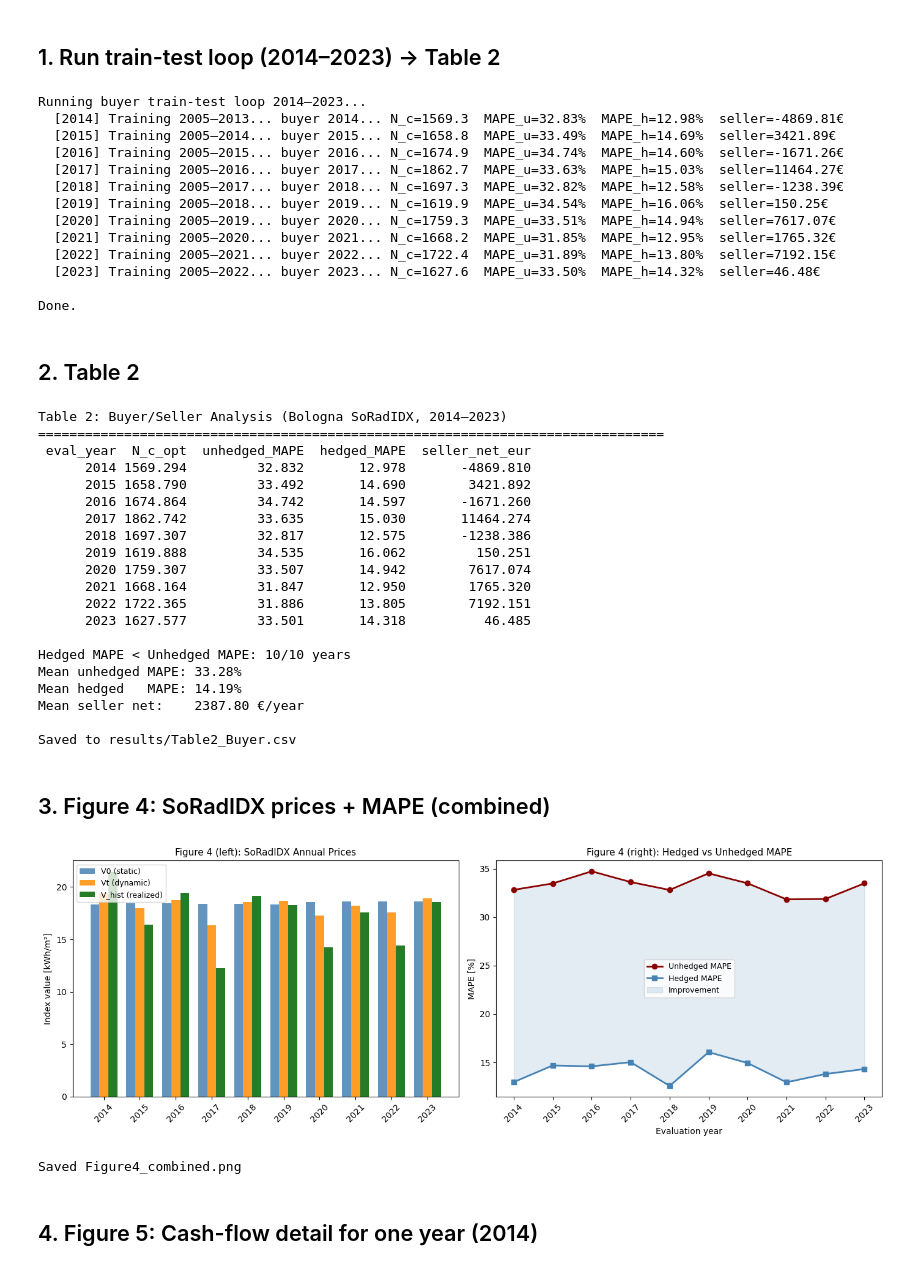
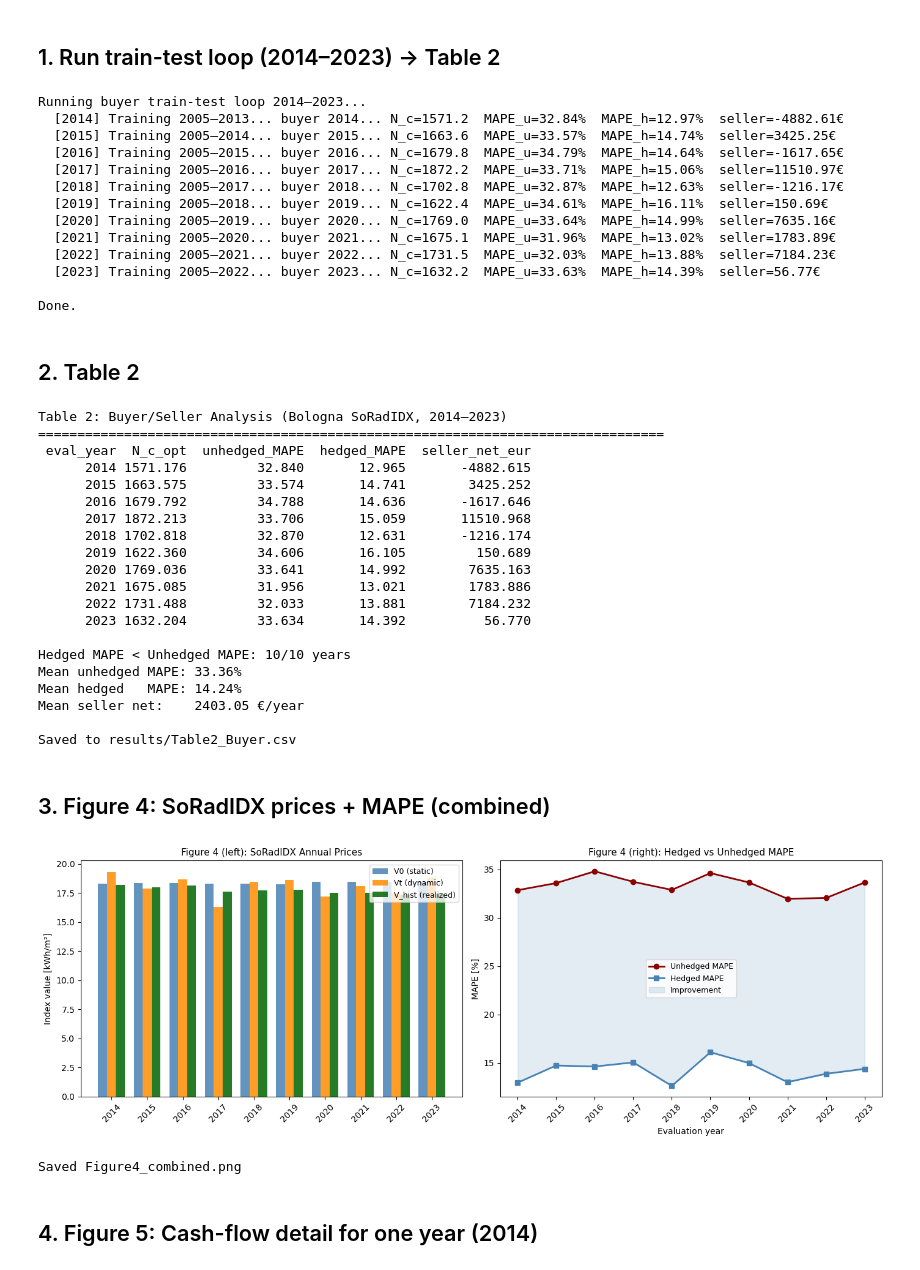
Before and after one commit to rafafvs/solar_python, a Jupyter notebook: vignettespy/notebook-table2-figures-45.ipynb, the cells around one changed output. Cells and saved outputs as stored; diff of their text form; code cells hidden in the pictures.

```diff
--- a/vignettespy/notebook-table2-figures-45.ipynb
+++ b/vignettespy/notebook-table2-figures-45.ipynb
@@ -32,6 +23,20 @@ from solarrpy.calibration import calibrate_window
 # %%
-df = pd.read_csv('../data/Bologna.csv', parse_dates=['date'])
+df = pd.read_csv('../data/CAMS_data/CAMS_data_Bologna.csv', parse_dates=['date'])
+df = df.drop(columns=['H0']).copy()  # H0 is computed internally, and the provided values are not trustworthy
+
+E_f = 0.15
+N_p = 1000
+E_bar = 0.08
+tick = 0.01
+
 print(f'Full dataset: {len(df)} rows, years {df["Year"].min()}–{df["Year"].max()}')
 print(f'Buyer params: E_f={E_f}, N_p={N_p}, E_bar={E_bar}, tick={tick}')
+
+# Bologna Coordinates used in the paper
+LATITUDE = 44.4949
+LONGITUDE = 11.3426
+ALTITUDE = 71
+
+print('Training data: 2005-01-01 to 2013-12-31 —', len(df), 'rows')
 # %% [output]
 Full dataset: 7465 rows, years 2005–2025
@@ -43,22 +49,22 @@ print('Running buyer train-test loop 2014–2023...')
 table2 = compute_buyer_table(
     df,
     eval_years=list(range(2014, 2024)),
-    coords={'lat': 44.5},
+    coords={'lat': LATITUDE},
     progress=True,
 )
 print('\nDone.')
 # %% [output]
 Running buyer train-test loop 2014–2023...
-  [2014] Training 2005–2013... buyer 2014... N_c=1569.3  MAPE_u=32.83%  MAPE_h=12.98%  seller=-4869.81€
-  [2015] Training 2005–2014... buyer 2015... N_c=1658.8  MAPE_u=33.49%  MAPE_h=14.69%  seller=3421.89€
-  [2016] Training 2005–2015... buyer 2016... N_c=1674.9  MAPE_u=34.74%  MAPE_h=14.60%  seller=-1671.26€
-  [2017] Training 2005–2016... buyer 2017... N_c=1862.7  MAPE_u=33.63%  MAPE_h=15.03%  seller=11464.27€
-  [2018] Training 2005–2017... buyer 2018... N_c=1697.3  MAPE_u=32.82%  MAPE_h=12.58%  seller=-1238.39€
-  [2019] Training 2005–2018... buyer 2019... N_c=1619.9  MAPE_u=34.54%  MAPE_h=16.06%  seller=150.25€
-  [2020] Training 2005–2019... buyer 2020... N_c=1759.3  MAPE_u=33.51%  MAPE_h=14.94%  seller=7617.07€
-  [2021] Training 2005–2020... buyer 2021... N_c=1668.2  MAPE_u=31.85%  MAPE_h=12.95%  seller=1765.32€
-  [2022] Training 2005–2021... buyer 2022... N_c=1722.4  MAPE_u=31.89%  MAPE_h=13.80%  seller=7192.15€
-  [2023] Training 2005–2022... buyer 2023... N_c=1627.6  MAPE_u=33.50%  MAPE_h=14.32%  seller=46.48€
+  [2014] Training 2005–2013... buyer 2014... N_c=1571.2  MAPE_u=32.84%  MAPE_h=12.97%  seller=-4882.61€
+  [2015] Training 2005–2014... buyer 2015... N_c=1663.6  MAPE_u=33.57%  MAPE_h=14.74%  seller=3425.25€
+  [2016] Training 2005–2015... buyer 2016... N_c=1679.8  MAPE_u=34.79%  MAPE_h=14.64%  seller=-1617.65€
+  [2017] Training 2005–2016... buyer 2017... N_c=1872.2  MAPE_u=33.71%  MAPE_h=15.06%  seller=11510.97€
+  [2018] Training 2005–2017... buyer 2018... N_c=1702.8  MAPE_u=32.87%  MAPE_h=12.63%  seller=-1216.17€
+  [2019] Training 2005–2018... buyer 2019... N_c=1622.4  MAPE_u=34.61%  MAPE_h=16.11%  seller=150.69€
+  [2020] Training 2005–2019... buyer 2020... N_c=1769.0  MAPE_u=33.64%  MAPE_h=14.99%  seller=7635.16€
+  [2021] Training 2005–2020... buyer 2021... N_c=1675.1  MAPE_u=31.96%  MAPE_h=13.02%  seller=1783.89€
+  [2022] Training 2005–2021... buyer 2022... N_c=1731.5  MAPE_u=32.03%  MAPE_h=13.88%  seller=7184.23€
+  [2023] Training 2005–2022... buyer 2023... N_c=1632.2  MAPE_u=33.63%  MAPE_h=14.39%  seller=56.77€
 
 Done.
 # %% [markdown]
@@ -80,28 +86,29 @@ print('\nSaved to results/Table2_Buyer.csv')
 Table 2: Buyer/Seller Analysis (Bologna SoRadIDX, 2014–2023)
 ================================================================================
  eval_year  N_c_opt  unhedged_MAPE  hedged_MAPE  seller_net_eur
-      2014 1569.294         32.832       12.978       -4869.810
-      2015 1658.790         33.492       14.690        3421.892
-      2016 1674.864         34.742       14.597       -1671.260
-      2017 1862.742         33.635       15.030       11464.274
-      2018 1697.307         32.817       12.575       -1238.386
-      2019 1619.888         34.535       16.062         150.251
-      2020 1759.307         33.507       14.942        7617.074
-      2021 1668.164         31.847       12.950        1765.320
-      2022 1722.365         31.886       13.805        7192.151
-      2023 1627.577         33.501       14.318          46.485
+      2014 1571.176         32.840       12.965       -4882.615
+      2015 1663.575         33.574       14.741        3425.252
+      2016 1679.792         34.788       14.636       -1617.646
+      2017 1872.213         33.706       15.059       11510.968
+      2018 1702.818         32.870       12.631       -1216.174
+      2019 1622.360         34.606       16.105         150.689
+      2020 1769.036         33.641       14.992        7635.163
+      2021 1675.085         31.956       13.021        1783.886
+      2022 1731.488         32.033       13.881        7184.232
+      2023 1632.204         33.634       14.392          56.770
 
 Hedged MAPE < Unhedged MAPE: 10/10 years
-Mean unhedged MAPE: 33.28%
-Mean hedged   MAPE: 14.19%
-Mean seller net:    2387.80 €/year
+Mean unhedged MAPE: 33.36%
+Mean hedged   MAPE: 14.24%
+Mean seller net:    2403.05 €/year
 
 Saved to results/Table2_Buyer.csv
 # %% [markdown]
 ## 3. Figure 4: SoRadIDX prices + MAPE (combined)
 # %%
 # Load Phase 4 Table 1 for V0/Vt/V_hist comparison
-table1 = pd.read_csv('../results/Table1_SoRadIDX.csv')
+table1 = pd.read_csv('../results/Table1_SoRadIDX.csv').iloc[:-1, :].copy()  # Exclude 2024 row for plotting
+table1['eval_year'] = table1['eval_year'].astype(int)  # Ensure eval_year is int for merging
 table1 = table1.merge(table2[['eval_year','unhedged_MAPE','hedged_MAPE']], on='eval_year')
 
 years = table1['eval_year'].values
@@ -112,34 +119,34 @@ fig, axes = plt.subplots(1, 2, figsize=(14, 5))
 
 # Left panel: SoRadIDX values
 ax = axes[0]
 ax.bar(x - w, table1['V0'],     width=w, label='V0 (static)',      color='steelblue', alpha=0.85)
 ax.bar(x,     table1['Vt'],     width=w, label='Vt (dynamic)',     color='darkorange', alpha=0.85)
 ax.bar(x + w, table1['V_hist'], width=w, label='V_hist (realized)',color='darkgreen',  alpha=0.85)
 ax.set_xticks(x)
 ax.set_xticklabels(years, rotation=45)
 ax.set_ylabel('Index value [kWh/m²]')
 ax.set_title('Figure 4 (left): SoRadIDX Annual Prices', fontsize=11)
 ax.legend(fontsize=9)
 
 # Right panel: MAPE comparison
 ax = axes[1]
 ax.plot(years, table1['unhedged_MAPE'], 'o-', color='darkred',   lw=2, label='Unhedged MAPE')
 ax.plot(years, table1['hedged_MAPE'],   's-', color='steelblue', lw=2, label='Hedged MAPE')
 ax.fill_between(years, table1['hedged_MAPE'], table1['unhedged_MAPE'],
                 alpha=0.15, color='steelblue', label='Improvement')
 ax.set_xlabel('Evaluation year')
 ax.set_ylabel('MAPE [%]')
 ax.set_title('Figure 4 (right): Hedged vs Unhedged MAPE', fontsize=11)
 ax.legend(fontsize=9)
 ax.set_xticks(years)
 ax.tick_params(axis='x', rotation=45)
 
 fig.tight_layout()
 plt.savefig('../results/Figure4_combined.png', dpi=150, bbox_inches='tight')
 plt.show()
 print('Saved Figure4_combined.png')
 # %% [output]
-[figure, old version]
+[figure, new version]
 Saved Figure4_combined.png
 # %% [markdown]
 ## 4. Figure 5: Cash-flow detail for one year (2014)
```
Also changed, not shown: parts of 6 cells of this notebook, 18 other files.
